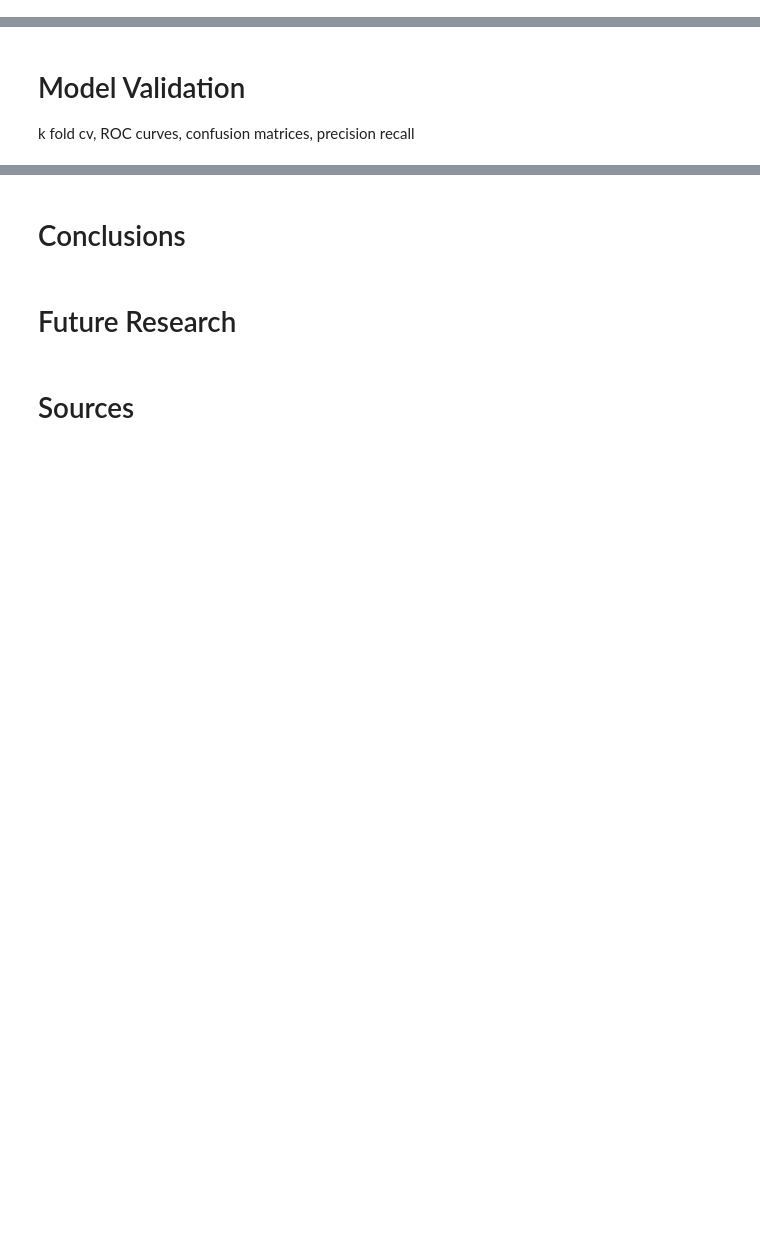
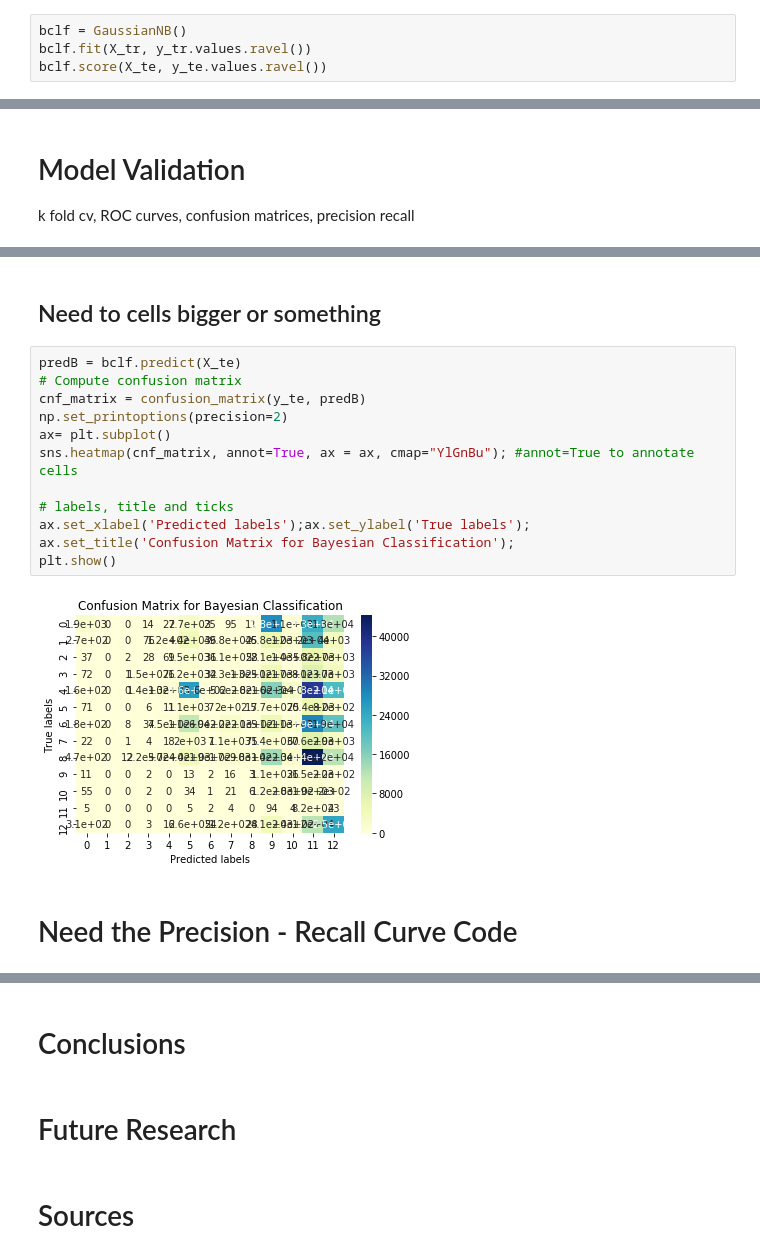
Before and after one commit to smaillie/Spring2018, a Jupyter notebook: Wildfire Analysis.ipynb, the cells around one changed output, grey strips where cells are left out. Saved outputs shown, nothing was run; the diff lists cells and outputs as text; blank space fills up the shorter version.

```diff
--- a/Wildfire Analysis.ipynb
+++ b/Wildfire Analysis.ipynb
@@ -36,0 +213,4 @@ db = sql.connect("FPA_FOD_20170508.sqlite")
+# %%
+bclf = GaussianNB()
+bclf.fit(X_tr, y_tr.values.ravel())
+bclf.score(X_te, y_te.values.ravel())
@@ -39,0 +229,18 @@ k fold cv, ROC curves, confusion matrices, precision recall
+# %% [markdown]
+## Need to cells bigger or something
+# %%
+predB = bclf.predict(X_te)
+# Compute confusion matrix
+cnf_matrix = confusion_matrix(y_te, predB)
+np.set_printoptions(precision=2)
+ax= plt.subplot()
+sns.heatmap(cnf_matrix, annot=True, ax = ax, cmap="YlGnBu"); #annot=True to annotate cells
+
+# labels, title and ticks
+ax.set_xlabel('Predicted labels');ax.set_ylabel('True labels');
+ax.set_title('Confusion Matrix for Bayesian Classification');
+plt.show()
+# %% [output]
+[figure, added]
+# %% [markdown]
+# Need the Precision - Recall Curve Code
```
Also changed, not shown: parts of 40 cells of this notebook.
